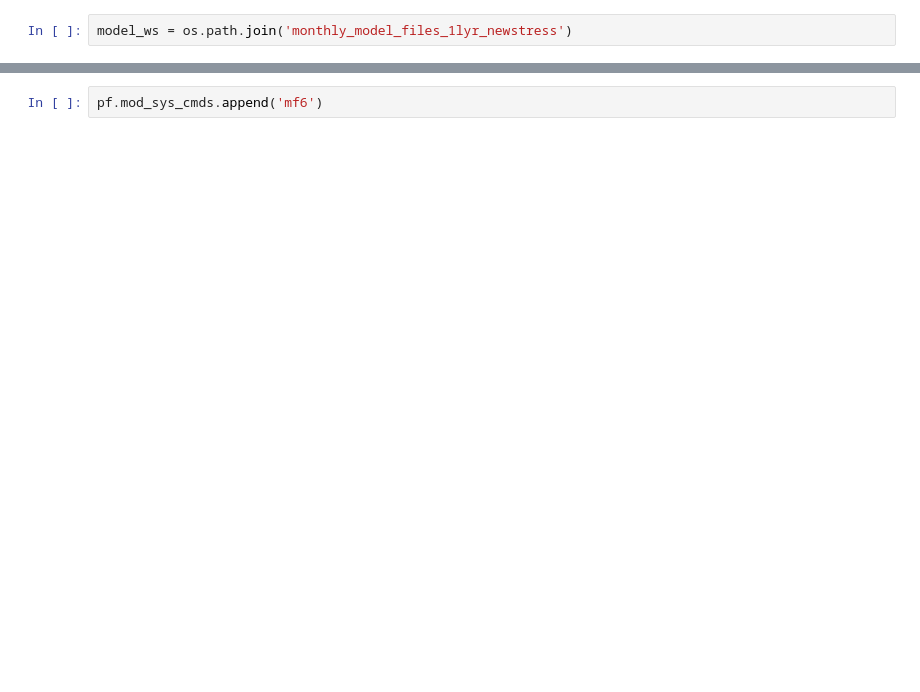
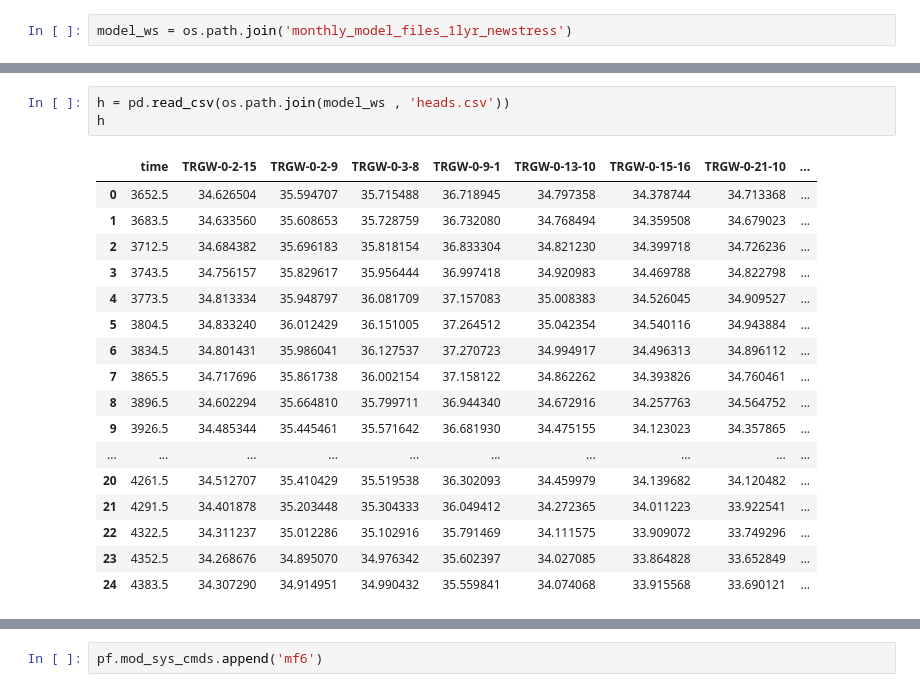
Before and after one commit to grossiRM/reimagined-adventure, a Jupyter notebook: pstfrom_demo.ipynb, the cells around one changed output, grey strips where cells are left out. Cells and saved outputs as stored; diff of their text form; blank space fills up the shorter version.

Commit message:
shenanigans to cook up a table of true heads for the model

```diff
--- a/pstfrom_demo.ipynb
+++ b/pstfrom_demo.ipynb
@@ -12 +62,22 @@ pf.add_parameters('freyberg6.npf_k_layer1.txt',par_type='grid')
+# %%
+h = pd.read_csv(os.path.join(model_ws , 'heads.csv'))
+h
+# %% [output]
+|  | time | TRGW-0-2-15 | TRGW-0-2-9 | TRGW-0-3-8 | TRGW-0-9-1 | TRGW-0-13-10 | TRGW-0-15-16 | TRGW-0-21-10 | ... |
+| 0 | 3652.5 | 34.626504 | 35.594707 | 35.715488 | 36.718945 | 34.797358 | 34.378744 | 34.713368 | ... |
+| 1 | 3683.5 | 34.633560 | 35.608653 | 35.728759 | 36.732080 | 34.768494 | 34.359508 | 34.679023 | ... |
+| 2 | 3712.5 | 34.684382 | 35.696183 | 35.818154 | 36.833304 | 34.821230 | 34.399718 | 34.726236 | ... |
+| 3 | 3743.5 | 34.756157 | 35.829617 | 35.956444 | 36.997418 | 34.920983 | 34.469788 | 34.822798 | ... |
+| 4 | 3773.5 | 34.813334 | 35.948797 | 36.081709 | 37.157083 | 35.008383 | 34.526045 | 34.909527 | ... |
+| 5 | 3804.5 | 34.833240 | 36.012429 | 36.151005 | 37.264512 | 35.042354 | 34.540116 | 34.943884 | ... |
+| 6 | 3834.5 | 34.801431 | 35.986041 | 36.127537 | 37.270723 | 34.994917 | 34.496313 | 34.896112 | ... |
+| 7 | 3865.5 | 34.717696 | 35.861738 | 36.002154 | 37.158122 | 34.862262 | 34.393826 | 34.760461 | ... |
+| 8 | 3896.5 | 34.602294 | 35.664810 | 35.799711 | 36.944340 | 34.672916 | 34.257763 | 34.564752 | ... |
+| 9 | 3926.5 | 34.485344 | 35.445461 | 35.571642 | 36.681930 | 34.475155 | 34.123023 | 34.357865 | ... |
+| ... | ... | ... | ... | ... | ... | ... | ... | ... | ... |
+| 20 | 4261.5 | 34.512707 | 35.410429 | 35.519538 | 36.302093 | 34.459979 | 34.139682 | 34.120482 | ... |
+| 21 | 4291.5 | 34.401878 | 35.203448 | 35.304333 | 36.049412 | 34.272365 | 34.011223 | 33.922541 | ... |
+| 22 | 4322.5 | 34.311237 | 35.012286 | 35.102916 | 35.791469 | 34.111575 | 33.909072 | 33.749296 | ... |
+| 23 | 4352.5 | 34.268676 | 34.895070 | 34.976342 | 35.602397 | 34.027085 | 33.864828 | 33.652849 | ... |
+| 24 | 4383.5 | 34.307290 | 34.914951 | 34.990432 | 35.559841 | 34.074068 | 33.915568 | 33.690121 | ... |
 # %%
```
Also changed, not shown: parts of 7 cells of this notebook, 3 other files.
